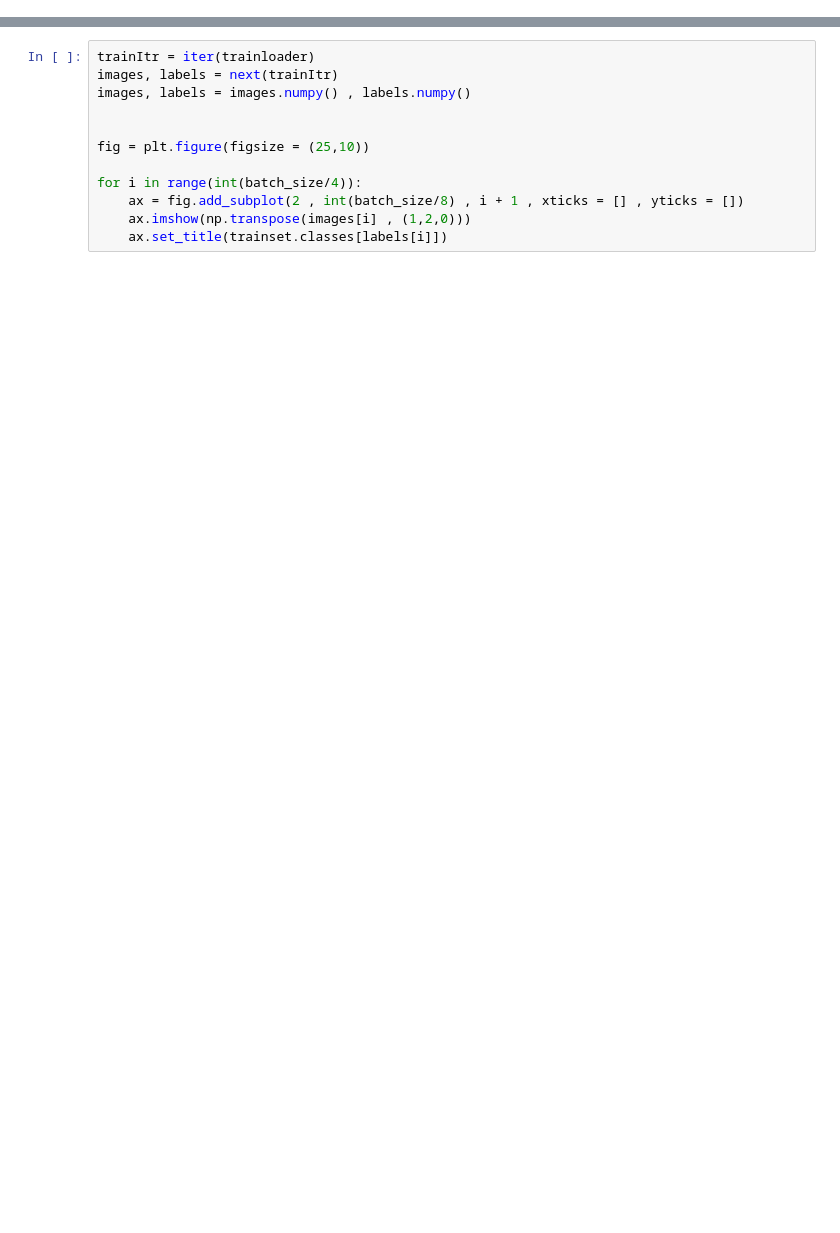
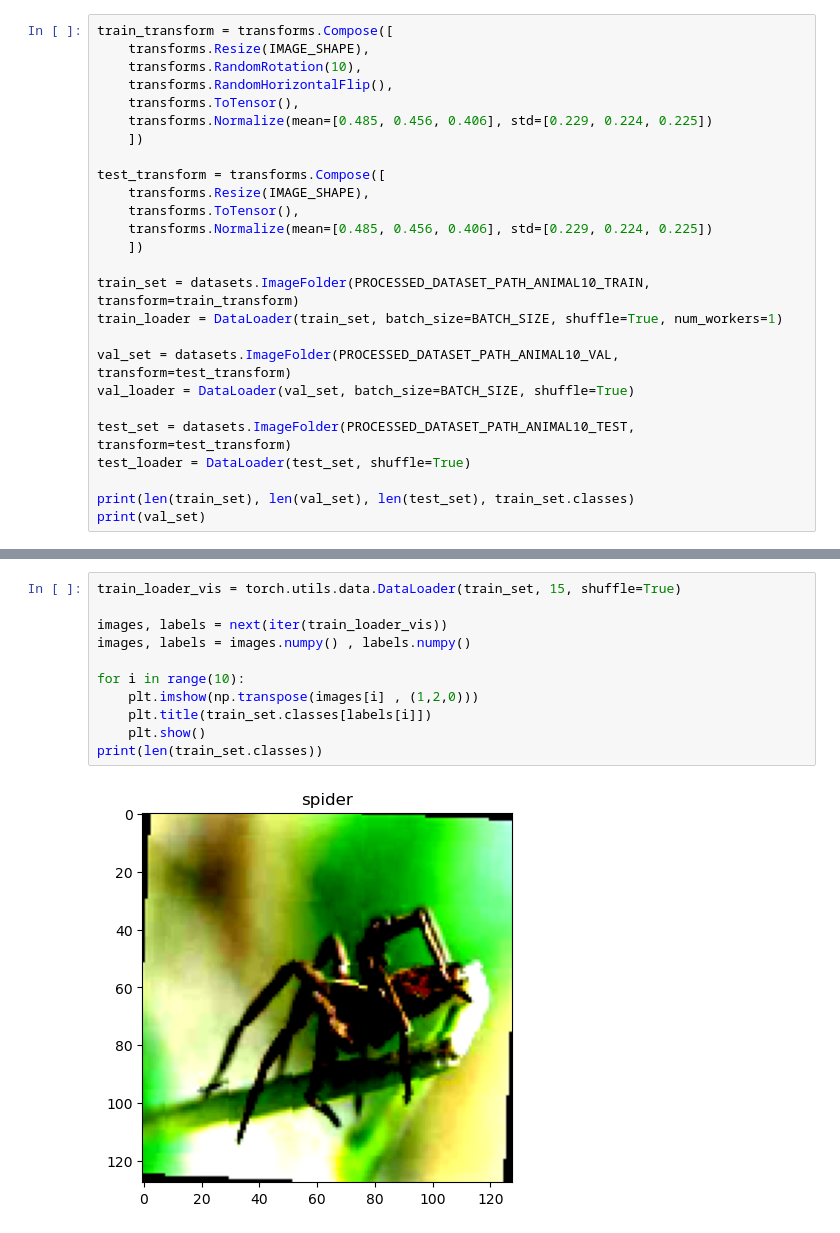
Before and after one commit to imdeep2905/COMP6721_Winter2023_GroupA, a Jupyter notebook: src/Animal-10/Mobilenet/animal-10-mobilenet.ipynb, the cells around one changed output, grey strips where cells are left out. Saved outputs shown, nothing was run; the diff lists cells and outputs as text; blank space fills up the shorter version.

```diff
--- a/src/Animal-10/Mobilenet/animal-10-mobilenet.ipynb
+++ b/src/Animal-10/Mobilenet/animal-10-mobilenet.ipynb
@@ -43,0 +29,26 @@ testloader = torch.utils.data.DataLoader(testset  , batch_size=batch_size)
+# %%
+train_transform = transforms.Compose([
+    transforms.Resize(IMAGE_SHAPE),
+    transforms.RandomRotation(10),
+    transforms.RandomHorizontalFlip(),
+    transforms.ToTensor(),
+    transforms.Normalize(mean=[0.485, 0.456, 0.406], std=[0.229, 0.224, 0.225])
+    ])
+
+test_transform = transforms.Compose([
+    transforms.Resize(IMAGE_SHAPE),
+    transforms.ToTensor(),
+    transforms.Normalize(mean=[0.485, 0.456, 0.406], std=[0.229, 0.224, 0.225])
+    ])
+
+train_set = datasets.ImageFolder(PROCESSED_DATASET_PATH_ANIMAL10_TRAIN, transform=train_transform)
+train_loader = DataLoader(train_set, batch_size=BATCH_SIZE, shuffle=True, num_workers=1)
+
+val_set = datasets.ImageFolder(PROCESSED_DATASET_PATH_ANIMAL10_VAL, transform=test_transform)
+val_loader = DataLoader(val_set, batch_size=BATCH_SIZE, shuffle=True)
+
+test_set = datasets.ImageFolder(PROCESSED_DATASET_PATH_ANIMAL10_TEST, transform=test_transform)
+test_loader = DataLoader(test_set, shuffle=True)
+
+print(len(train_set), len(val_set), len(test_set), train_set.classes)
+print(val_set)
@@ -44,12 +66,13 @@ testloader = torch.utils.data.DataLoader(testset  , batch_size=batch_size)
 # %%
-trainItr = iter(trainloader)
-images, labels = next(trainItr)
+train_loader_vis = torch.utils.data.DataLoader(train_set, 15, shuffle=True)
+
+images, labels = next(iter(train_loader_vis))
 images, labels = images.numpy() , labels.numpy()
 
-
-fig = plt.figure(figsize = (25,10))
-
-for i in range(int(batch_size/4)):
-    ax = fig.add_subplot(2 , int(batch_size/8) , i + 1 , xticks = [] , yticks = [])
-    ax.imshow(np.transpose(images[i] , (1,2,0)))
-    ax.set_title(trainset.classes[labels[i]])
+for i in range(10):
+    plt.imshow(np.transpose(images[i] , (1,2,0)))
+    plt.title(train_set.classes[labels[i]])
+    plt.show()
+print(len(train_set.classes))
+# %% [output]
+[figure, added]
```
Also changed, not shown: parts of 25 cells of this notebook, 1 other file.
